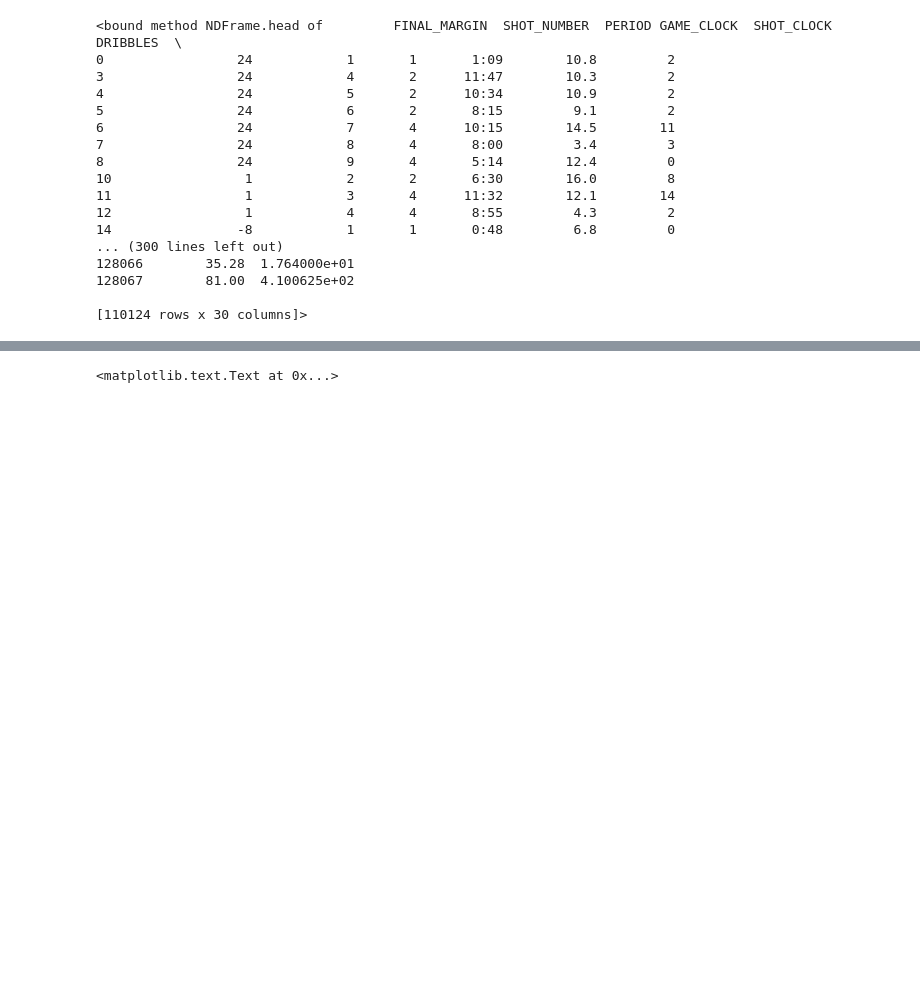
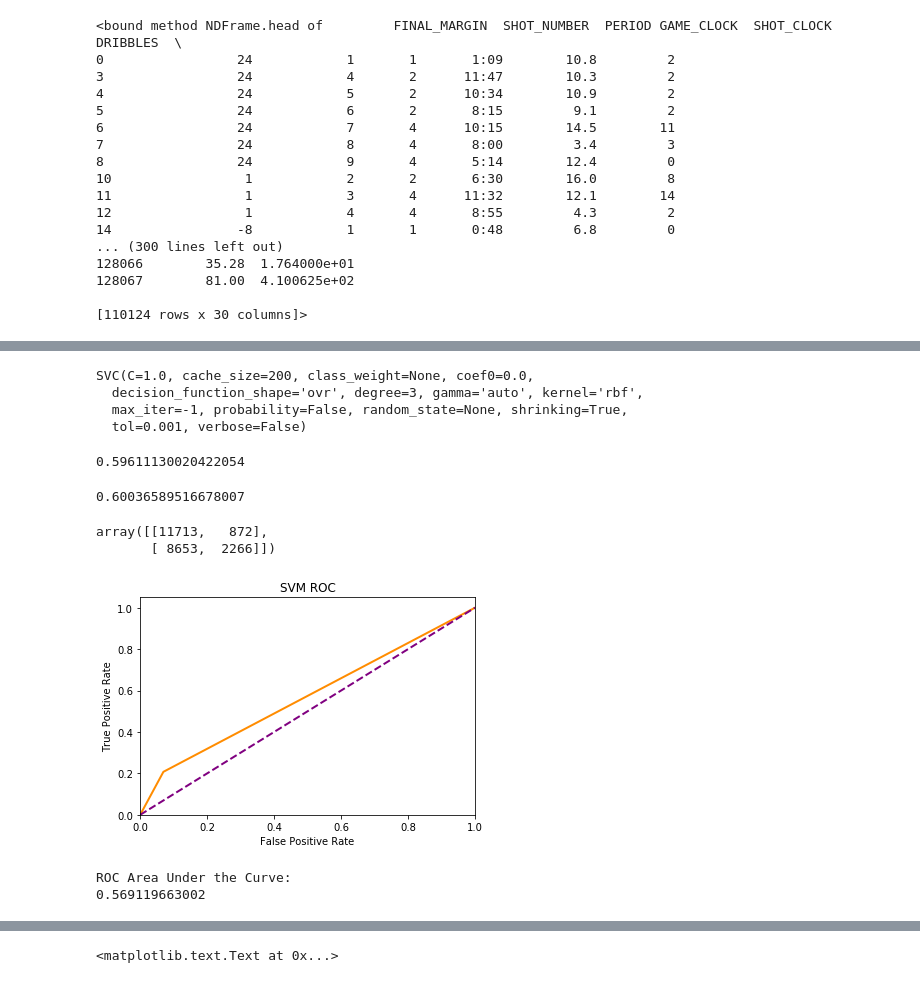
Before and after one commit to kthoward/Thinkful, a Jupyter notebook: *_Portfolio_NBA_Shot_Log.ipynb, the cells around one changed output, grey strips where cells are left out. Saved outputs shown, nothing was run; the diff lists cells and outputs as text; code cells hidden in the pictures; blank space fills up the shorter version.

```diff
--- a/*_Portfolio_NBA_Shot_Log.ipynb
+++ b/*_Portfolio_NBA_Shot_Log.ipynb
@@ -892,0 +217,9 @@ print(a)
+# %%
+# Trying out categorical features to see if we can increase accuracy
+df['D_1'] = np.where(df['CLOSE_DEF_DIST']<=2, 1, 0)
+df['D_2'] = np.where((df['CLOSE_DEF_DIST']<=4) & (df['CLOSE_DEF_DIST']>2), 1, 0)
+df['D_3'] = np.where((df['CLOSE_DEF_DIST']<=6) & (df['CLOSE_DEF_DIST']>4), 1, 0)
+df['D_4'] = np.where((df['CLOSE_DEF_DIST']<=8) & (df['CLOSE_DEF_DIST']>6), 1, 0)
+df['D_5'] = np.where((df['CLOSE_DEF_DIST']<=10) & (df['CLOSE_DEF_DIST']>8), 1, 0)
+
+df.shape
@@ -892,0 +584,18 @@ print(a)
+# %%
+#-------------------------------SVC--------------------------------
+# Attempting Support Vector Classification to see if calculating a hyperplane boundary will improve our performance
+# I did not include all features in this trial to keep from bogging down my machine.
+svm = SVC()
+y = df['FGM']
+X = df[['PERIOD', 'TOUCH_TIME', 'SHOT_DIST', 'CLOSE_DEF_DIST', 'DIST_DIST', 'player_id']]
+X = normalize(X)
+X_training = X[:86620]
+y_training = y[:86620]
+X_test = X[86620:]
+y_test = y[86620:]
+svm.fit(X_training, y_training)
+# %% [output]
+SVC(C=1.0, cache_size=200, class_weight=None, coef0=0.0,
+  decision_function_shape='ovr', degree=3, gamma='auto', kernel='rbf',
+  max_iter=-1, probability=False, random_state=None, shrinking=True,
+  tol=0.001, verbose=False)
@@ -892,0 +605,27 @@ print(a)
+# %%
+# Dropping the 'player_id'
+X = df[['PERIOD', 'TOUCH_TIME', 'SHOT_DIST', 'CLOSE_DEF_DIST', 'DIST_DIST']]
+X = normalize(X)
+X_training = X[:86620]
+y_training = y[:86620]
+X_test = X[86620:]
+y_test = y[86620:]
+svm.fit(X_training, y_training)
+y_pred = svm.predict(X_test)
+svm.score(X_test, y_test)
+# %% [output]
+0.59611130020422054
+# %%
+# Tuning the cost function
+svm = SVC(C=5)
+svm.fit(X_training, y_training)
+y_pred = svm.predict(X_test)
+svm.score(X_test, y_test)
+# %% [output]
+0.60036589516678007
+# %%
+# 72.2% on selecting 'made' 57.5% on selecting missed. Success rate for 'made' is by far most successful
+confusion_matrix(y_test, y_pred)
+# %% [output]
+array([[11713,   872],
+       [ 8653,  2266]])
@@ -893,2 +649,24 @@ print(a)
+# %%
+# Plotting ROC graph so we can compare visually with all models and compute our AUC
+fpr_s, tpr_s, thresholds = sklearn.metrics.roc_curve(y_test, y_pred)
+a = roc_auc_score(y_test, y_pred)
+plt.figure()
+lw = 2
+plt.plot(fpr_s, tpr_s, color='darkorange',
+         lw=lw)
+plt.plot([0, 1], [0, 1], color='purple', lw=lw, linestyle='--')
+plt.xlim([0.0, 1.0])
+plt.ylim([0.0, 1.05])
+plt.xlabel('False Positive Rate')
+plt.ylabel('True Positive Rate')
+plt.title('SVM ROC')
+plt.legend(loc="lower right")
+plt.show()
+print('ROC Area Under the Curve:')
+print(a)
+# %% [output]
+[figure, added]
+ROC Area Under the Curve:
+0.569119663002
 # %%
 #-----------------------------------------Visuailzations-------------------------------------------
```
Also changed, not shown: parts of 110 cells of this notebook.
